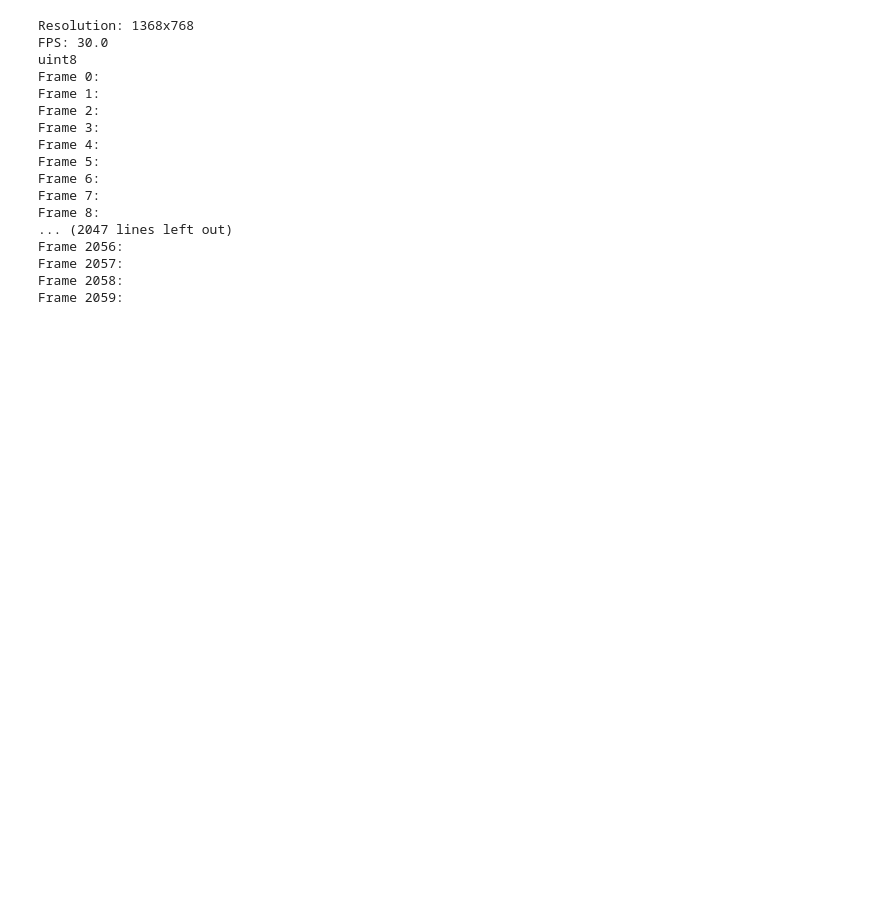
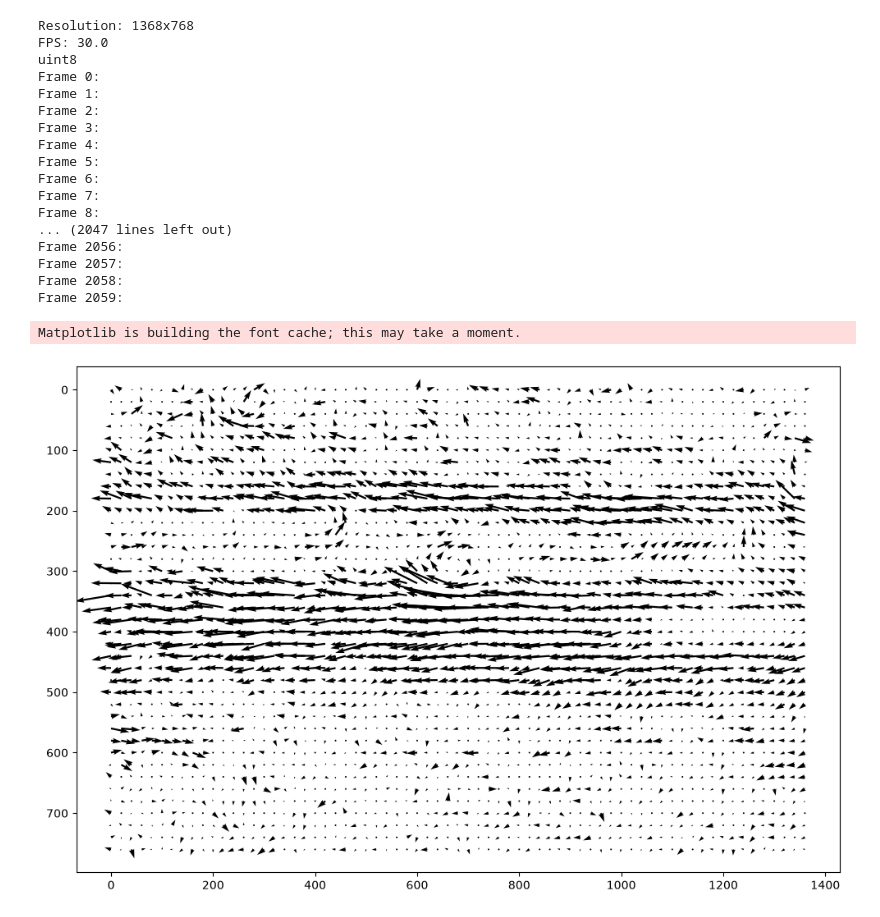
Before and after one commit to Montylim/hamtaro.jukebox.io, a Jupyter notebook: main.ipynb, the cells around one changed output. Drawn from its saved outputs; the diff is of its cells as text; code cells hidden in the pictures; blank space fills up the shorter version.

Commit message:
Added matplotlib as an option to display the vector

```diff
--- a/main.ipynb
+++ b/main.ipynb
@@ -221,3 +221,35 @@ for y in range(0, height, step):
 cv2.imshow("Optical Flow Vectors", canvas)
 cv2.waitKey(0)
 cv2.destroyAllWindows()
+# %%
+# Display a sample in Matplotlib
+
+import matplotlib.pyplot as plt
+
+data = np.load("datasets/frame_00000.npz")
+
+u = data["u"]
+v = data["v"]
+
+step = 20
+
+Y, X = np.mgrid[
+    0:u.shape[0]:step,
+    0:u.shape[1]:step
+]
+
+plt.figure(figsize=(12, 8))
+
+plt.quiver(
+    X,
+    Y,
+    u[::step, ::step],
+    # You might notice the minus sign, this is because for image coordinates, there is an increasing Y downwards but for matplotlib, it assumes Y increases upwards, small issue to take note of
+    -v[::step, ::step]
+)
+
+plt.gca().invert_yaxis()
+plt.show()
+# %% [output]
+Matplotlib is building the font cache; this may take a moment.
+[figure, added]
```
Also changed, not shown: parts of 1 cell of this notebook.
